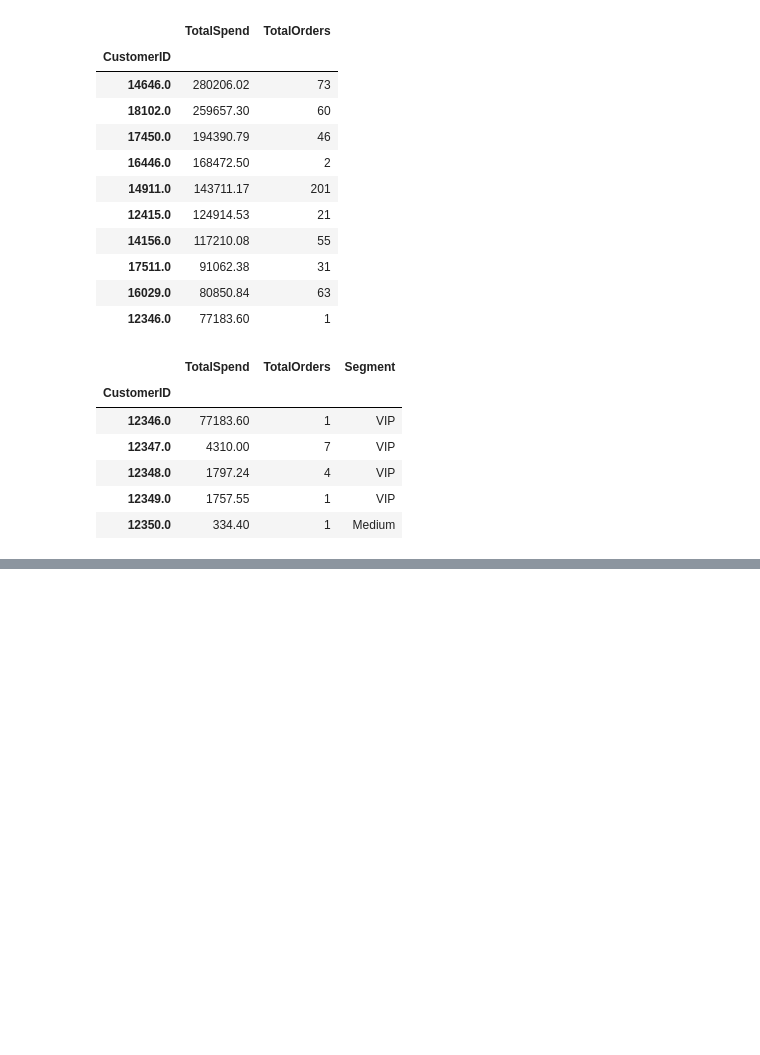
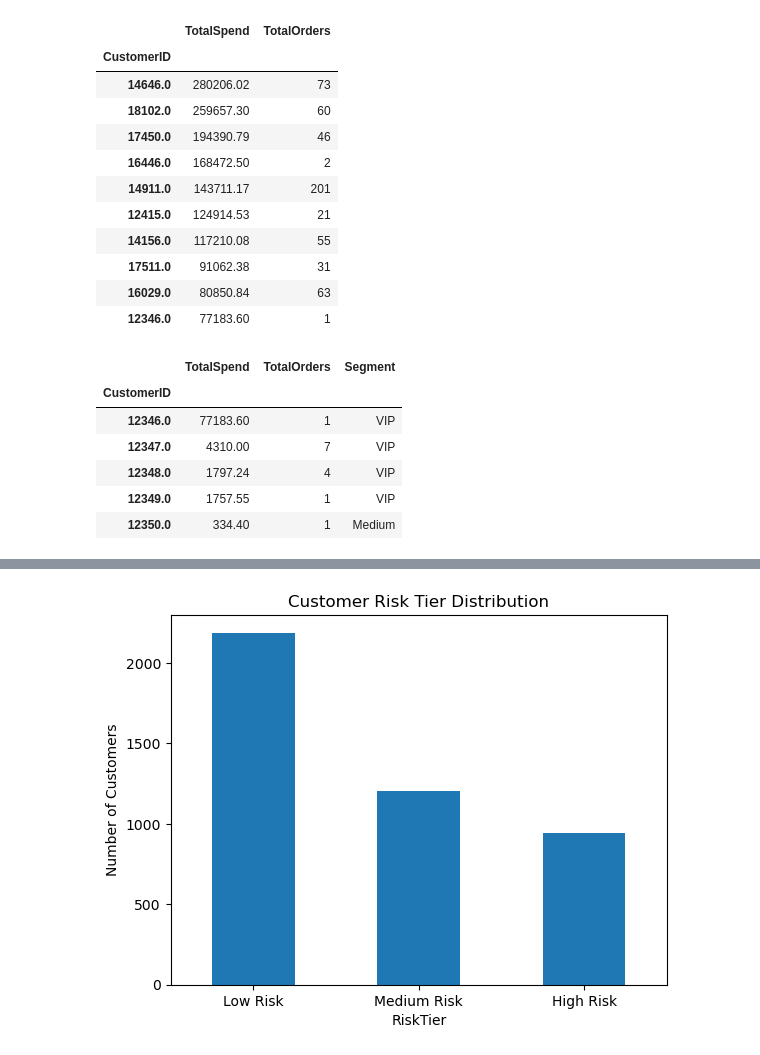
Before and after one commit to CarrieZYX/online-retail-analysis, a Jupyter notebook: notebooks/online_retail_analysis.ipynb, the cells around one changed output, grey strips where cells are left out. Saved outputs shown, nothing was run; the diff lists cells and outputs as text; code cells hidden in the pictures; blank space fills up the shorter version.

```diff
--- a/notebooks/online_retail_analysis.ipynb
+++ b/notebooks/online_retail_analysis.ipynb
@@ -643,8 +637,0 @@ rfm.head()
-# %%
-rfm["RFM_score"] = (
-    rfm["R_score"].astype(str) +
-    rfm["F_score"].astype(str) +
-    rfm["M_score"].astype(str)
-)
-
-rfm.head()
@@ -698,0 +837,11 @@ rfm.groupby("Segment")[["Recency", "Frequency", "Monetary"]].mean()
+# %%
+risk_strategy["RiskTier"].value_counts().plot(
+    kind="bar",
+    title="Customer Risk Tier Distribution"
+)
+
+plt.ylabel("Number of Customers")
+plt.xticks(rotation=0)
+plt.show()
+# %% [output]
+[figure, added]
```
Also changed, not shown: parts of 45 cells of this notebook, 1 other file.
